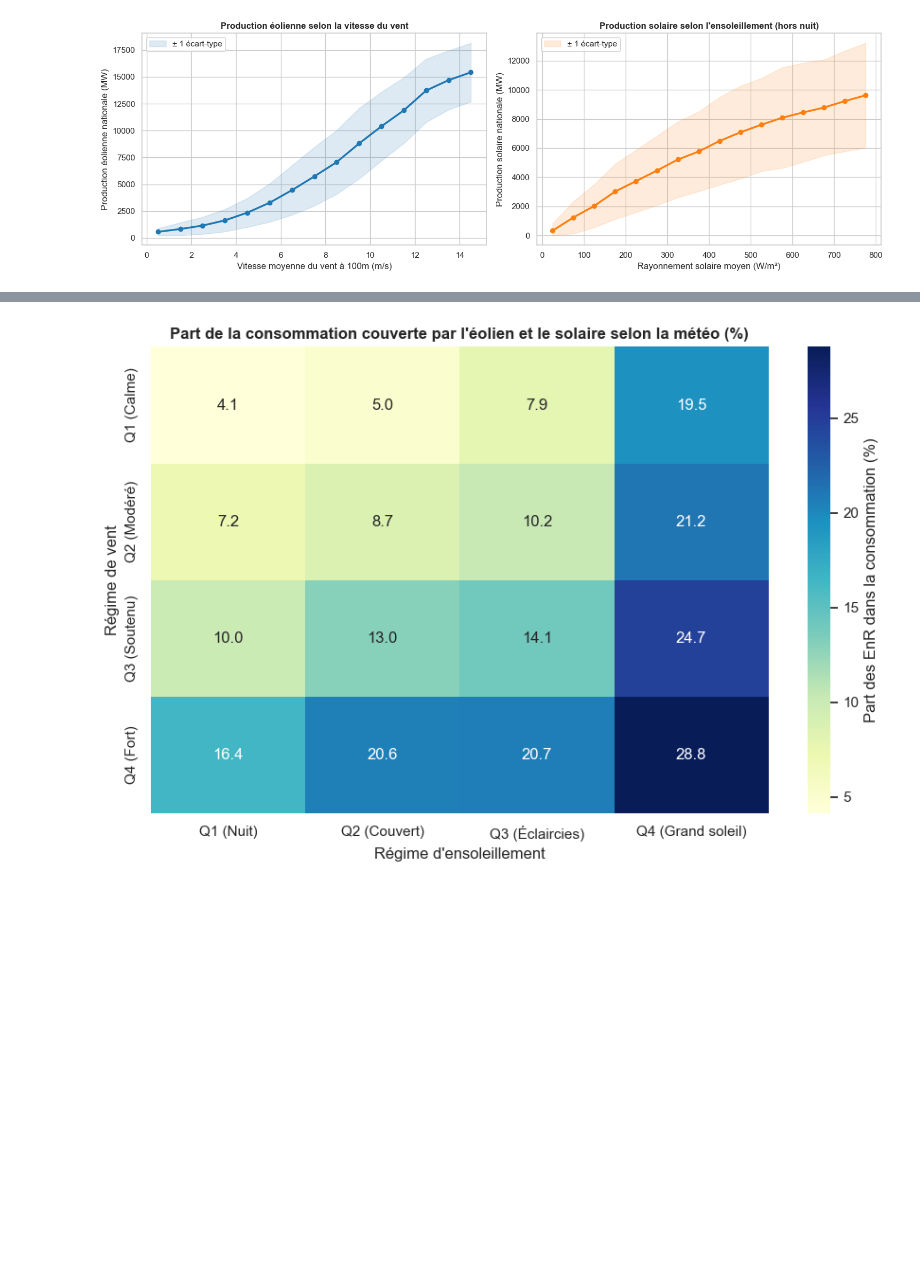
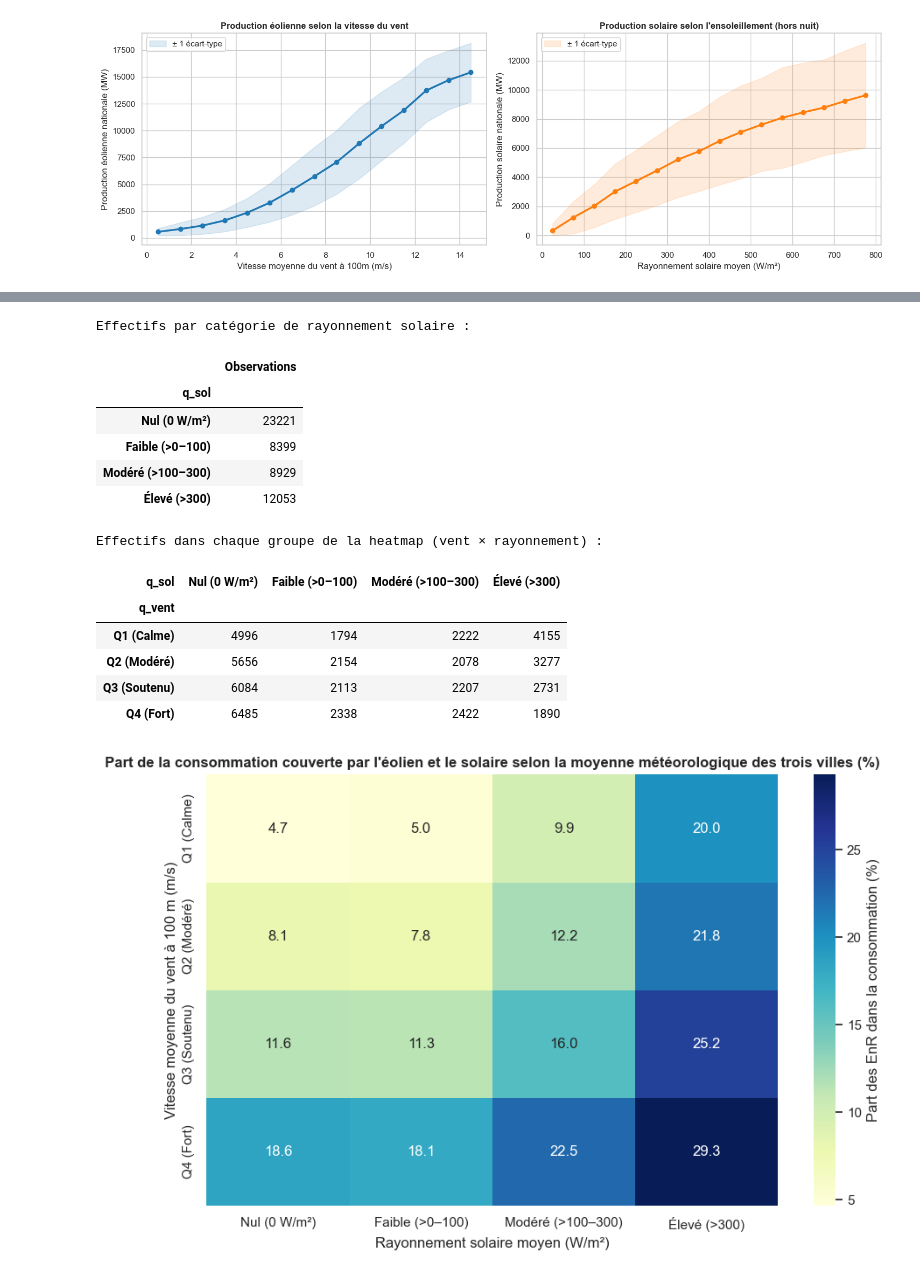
Before and after one commit to Elyes-Belhassen/meteo-energies-renouvelables-france, a Jupyter notebook: src/exploration_meteo.ipynb, the cells around one changed output, grey strips where cells are left out. Cells and saved outputs as stored; diff of their text form; code cells hidden in the pictures; blank space fills up the shorter version.

```diff
--- a/src/exploration_meteo.ipynb
+++ b/src/exploration_meteo.ipynb
@@ -45,7 +45,15 @@ df_rte_horaire = (
     .mean(numeric_only=True)
 )
 
-# 3. Agrégation de df_meteo : moyenne nationale par heure (des 3 villes)
+# 2.1 Correction de la production solaire et recalcul de la charge résiduelle horaire
+df_rte_horaire["solaire"] = df_rte_horaire["solaire"].clip(lower=0)
+df_rte_horaire["charge_residuelle_mw"] = (
+    df_rte_horaire["consommation"]
+    - df_rte_horaire["eolien"]
+    - df_rte_horaire["solaire"]
+)
+
+# 3. Agrégation de df_meteo : moyenne météorologique des trois villes par heure
 df_meteo["date_heure_utc"] = pd.to_datetime(df_meteo["date_heure_utc"])
 df_meteo_nat = (
     df_meteo.groupby("date_heure_utc", as_index=False)[
@@ -167,24 +175,54 @@ plt.show()
 # %%
 fig, ax = plt.subplots(figsize=(9, 6))
 
 df["q_vent"] = pd.qcut(df["wind_speed_100m"], q=4, labels=["Q1 (Calme)", "Q2 (Modéré)", "Q3 (Soutenu)", "Q4 (Fort)"])
-df["q_sol"] = pd.qcut(df["shortwave_radiation"].rank(method="first"), q=4, labels=["Q1 (Nuit)", "Q2 (Couvert)", "Q3 (Éclaircies)", "Q4 (Grand soleil)"])
+# Le rayonnement est catégorisé en W/m² : zéro est séparé, puis seuils physiques arrondis à 100 et 300.
+assert df["shortwave_radiation"].ge(0).all(), "Le rayonnement solaire doit être positif ou nul."
+labels_rayonnement = ["Nul (0 W/m²)", "Faible (>0–100)", "Modéré (>100–300)", "Élevé (>300)"]
+df["q_sol"] = pd.cut(
+    df["shortwave_radiation"],
+    bins=[-np.inf, 0, 100, 300, np.inf],
+    labels=labels_rayonnement,
+)
+
+print("Effectifs par catégorie de rayonnement solaire :")
+display(df["q_sol"].value_counts(sort=False).rename("Observations").to_frame())
+
+effectifs_heatmap = df.pivot_table(
+    index="q_vent", columns="q_sol", values="part_enr", aggfunc="count", observed=False
+).fillna(0).astype(int)
+print("Effectifs dans chaque groupe de la heatmap (vent × rayonnement) :")
+display(effectifs_heatmap)
 
 pivot_enr = df.pivot_table(index="q_vent", columns="q_sol", values="part_enr", aggfunc="mean", observed=False)
 
 sns.heatmap(
     pivot_enr,
     annot=True,
     fmt=".1f",
     cmap="YlGnBu",
     ax=ax,
     cbar_kws={"label": "Part des EnR dans la consommation (%)"}
 )
-ax.set_title("Part de la consommation couverte par l'éolien et le solaire selon la météo (%)", fontsize=12, fontweight="bold")
-ax.set_xlabel("Régime d'ensoleillement")
-ax.set_ylabel("Régime de vent")
+ax.set_title("Part de la consommation couverte par l'éolien et le solaire selon la moyenne météorologique des trois villes (%)", fontsize=12, fontweight="bold")
+ax.set_xlabel("Rayonnement solaire moyen (W/m²)")
+ax.set_ylabel("Vitesse moyenne du vent à 100 m (m/s)")
 
 plt.tight_layout()
 plt.show()
 # %% [output]
+Effectifs par catégorie de rayonnement solaire :
+|  | Observations |
+| q_sol |  |
+| Nul (0 W/m²) | 23221 |
+| Faible (>0–100) | 8399 |
+| Modéré (>100–300) | 8929 |
+| Élevé (>300) | 12053 |
+Effectifs dans chaque groupe de la heatmap (vent × rayonnement) :
+| q_sol | Nul (0 W/m²) | Faible (>0–100) | Modéré (>100–300) | Élevé (>300) |
+| q_vent |  |  |  |  |
+| Q1 (Calme) | 4996 | 1794 | 2222 | 4155 |
+| Q2 (Modéré) | 5656 | 2154 | 2078 | 3277 |
+| Q3 (Soutenu) | 6084 | 2113 | 2207 | 2731 |
+| Q4 (Fort) | 6485 | 2338 | 2422 | 1890 |
-[figure, old version]
+[figure, new version]
```
Also changed, not shown: parts of 1 cell of this notebook.
